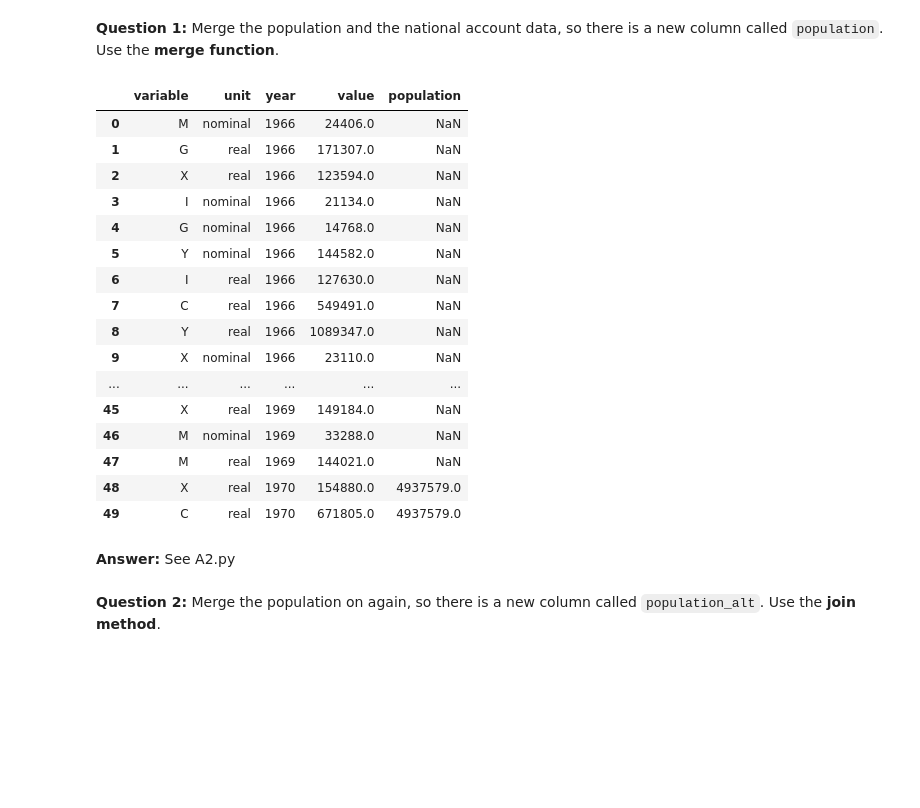
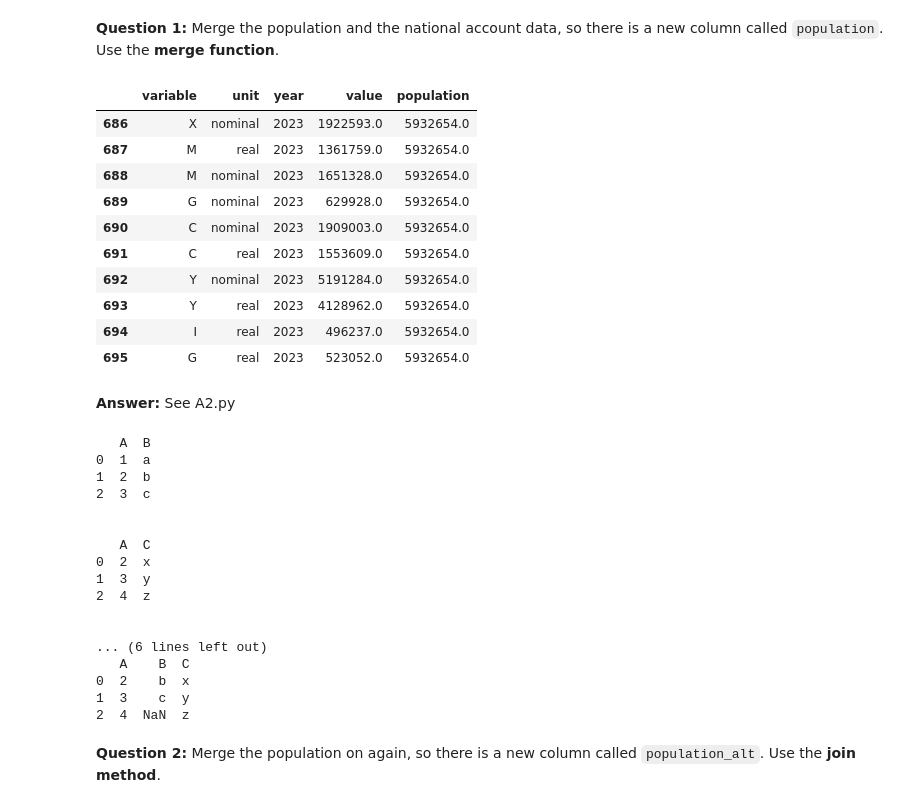
Before and after one commit to RosaMeyer/IntroProg-exercises, a Jupyter notebook: PS4/problem_set_4.ipynb, the cells around one changed output. Cells and saved outputs as stored; diff of their text form; code cells hidden in the pictures; blank space fills up the shorter version.

```diff
--- a/PS4/problem_set_4.ipynb
+++ b/PS4/problem_set_4.ipynb
@@ -219,28 +183,64 @@ print(merged_df)
 # %%
 # hint, merged = pd.merge(?,?,how='?',on=[?])
 # merged_true.tail(10)
 
 merged = pd.merge(nah1, pop, how='left', on=['year']) # how - left: use only keys from left frame, similar to a SQL left outer join; preserve key order
+merged.tail(10)
 # %% [output]
 |  | variable | unit | year | value | population |
-| 0 | M | nominal | 1966 | 24406.0 | NaN |
-| 1 | G | real | 1966 | 171307.0 | NaN |
-| 2 | X | real | 1966 | 123594.0 | NaN |
-| 3 | I | nominal | 1966 | 21134.0 | NaN |
-| 4 | G | nominal | 1966 | 14768.0 | NaN |
-| 5 | Y | nominal | 1966 | 144582.0 | NaN |
-| 6 | I | real | 1966 | 127630.0 | NaN |
-| 7 | C | real | 1966 | 549491.0 | NaN |
-| 8 | Y | real | 1966 | 1089347.0 | NaN |
-| 9 | X | nominal | 1966 | 23110.0 | NaN |
-| ... | ... | ... | ... | ... | ... |
-| 45 | X | real | 1969 | 149184.0 | NaN |
-| 46 | M | nominal | 1969 | 33288.0 | NaN |
-| 47 | M | real | 1969 | 144021.0 | NaN |
-| 48 | X | real | 1970 | 154880.0 | 4937579.0 |
-| 49 | C | real | 1970 | 671805.0 | 4937579.0 |
+| 686 | X | nominal | 2023 | 1922593.0 | 5932654.0 |
+| 687 | M | real | 2023 | 1361759.0 | 5932654.0 |
+| 688 | M | nominal | 2023 | 1651328.0 | 5932654.0 |
+| 689 | G | nominal | 2023 | 629928.0 | 5932654.0 |
+| 690 | C | nominal | 2023 | 1909003.0 | 5932654.0 |
+| 691 | C | real | 2023 | 1553609.0 | 5932654.0 |
+| 692 | Y | nominal | 2023 | 5191284.0 | 5932654.0 |
+| 693 | Y | real | 2023 | 4128962.0 | 5932654.0 |
+| 694 | I | real | 2023 | 496237.0 | 5932654.0 |
+| 695 | G | real | 2023 | 523052.0 | 5932654.0 |
 # %% [markdown]
 **Answer:** See A2.py
+# %%
+# Illustration of the use of how='left' in Pandas merge():
+
+# Creating left DataFrame
+left_df = pd.DataFrame({'A': [1, 2, 3],
+                        'B': ['a', 'b', 'c']})
+
+# Creating right DataFrame
+right_df = pd.DataFrame({'A': [2, 3, 4],
+                         'C': ['x', 'y', 'z']})
+
+# Merging left and right DataFrames using 'A' as the key column
+merged_left_df = left_df.merge(right_df, how='left', on=['A'])
+
+merged_right_df =left_df.merge(right_df, how='right', on=['A'])
+
+print(left_df)
+print('\n')
+print(right_df)
+print('\n')
+print(merged_left_df)
+print('\n')
+print(merged_right_df)
+# %% [output]
+   A  B
+0  1  a
+1  2  b
+2  3  c
+
+
+   A  C
+0  2  x
+1  3  y
+2  4  z
+
+
+... (6 lines left out)
+   A    B  C
+0  2    b  x
+1  3    c  y
+2  4  NaN  z
 # %% [markdown]
 **Question 2:** Merge the population on again, so there is a new column called `population_alt`. Use the **join method**.
 # %%
```
Also changed, not shown: parts of 10 cells of this notebook.
